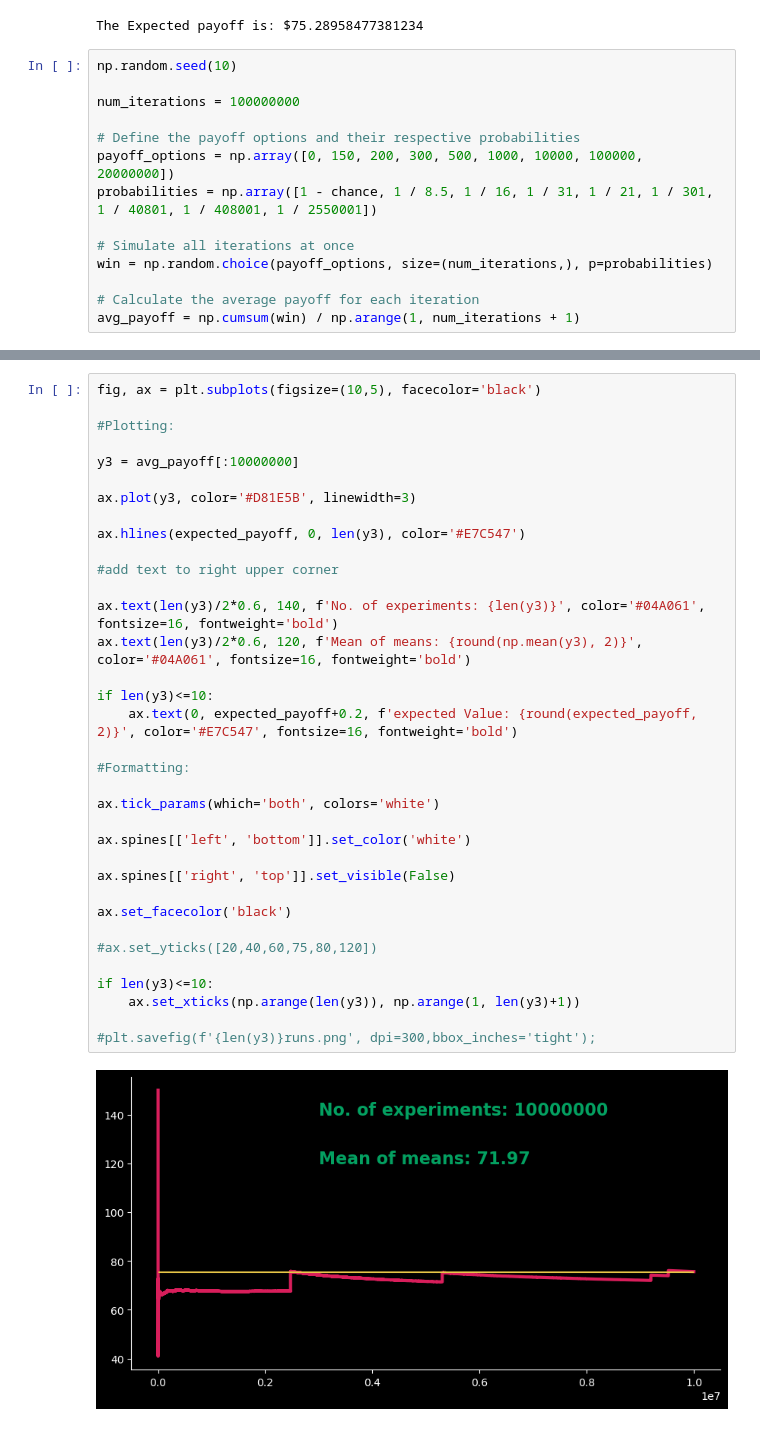
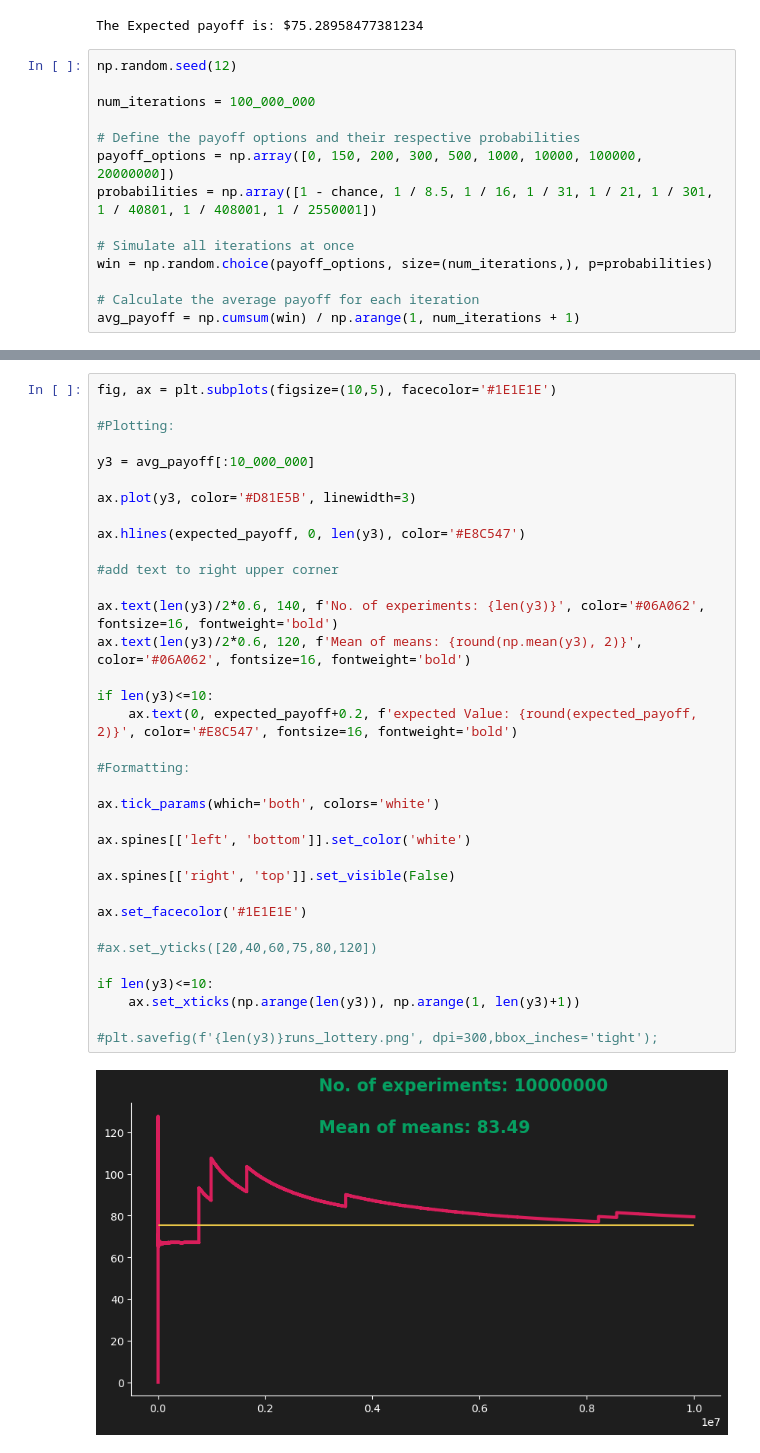
Before and after one commit to levikul09/Tutorials, a Jupyter notebook: LLN-pal/LLN-pal.ipynb, the cells around one changed output, grey strips where cells are left out. Drawn from its saved outputs; the diff is of its cells as text.

```diff
--- a/LLN-pal/LLN-pal.ipynb
+++ b/LLN-pal/LLN-pal.ipynb
@@ -166,9 +94,9 @@ print(f'The Expected payoff is: ${expected_payoff}')
 # %% [output]
 The Expected payoff is: $75.28958477381234
 # %%
-np.random.seed(10)
+np.random.seed(12)
 
-num_iterations = 100000000
+num_iterations = 100_000_000
 
 # Define the payoff options and their respective probabilities
 payoff_options = np.array([0, 150, 200, 300, 500, 1000, 10000, 100000, 20000000])
@@ -182,37 +114,37 @@ avg_payoff = np.cumsum(win) / np.arange(1, num_iterations + 1)
 # %%
-fig, ax = plt.subplots(figsize=(10,5), facecolor='black')
+fig, ax = plt.subplots(figsize=(10,5), facecolor='#1E1E1E')
 
 #Plotting:
 
-y3 = avg_payoff[:10000000]
+y3 = avg_payoff[:10_000_000]
 
 ax.plot(y3, color='#D81E5B', linewidth=3)
 
-ax.hlines(expected_payoff, 0, len(y3), color='#E7C547')
+ax.hlines(expected_payoff, 0, len(y3), color='#E8C547')
 
 #add text to right upper corner
 
-ax.text(len(y3)/2*0.6, 140, f'No. of experiments: {len(y3)}', color='#04A061', fontsize=16, fontweight='bold')
-ax.text(len(y3)/2*0.6, 120, f'Mean of means: {round(np.mean(y3), 2)}', color='#04A061', fontsize=16, fontweight='bold')
+ax.text(len(y3)/2*0.6, 140, f'No. of experiments: {len(y3)}', color='#06A062', fontsize=16, fontweight='bold')
+ax.text(len(y3)/2*0.6, 120, f'Mean of means: {round(np.mean(y3), 2)}', color='#06A062', fontsize=16, fontweight='bold')
 
 if len(y3)<=10:
-    ax.text(0, expected_payoff+0.2, f'expected Value: {round(expected_payoff, 2)}', color='#E7C547', fontsize=16, fontweight='bold')
+    ax.text(0, expected_payoff+0.2, f'expected Value: {round(expected_payoff, 2)}', color='#E8C547', fontsize=16, fontweight='bold')
 
 #Formatting:
 
 ax.tick_params(which='both', colors='white')
 
 ax.spines[['left', 'bottom']].set_color('white')
 
 ax.spines[['right', 'top']].set_visible(False)
 
-ax.set_facecolor('black')
+ax.set_facecolor('#1E1E1E')
 
 #ax.set_yticks([20,40,60,75,80,120])
 
 if len(y3)<=10:
     ax.set_xticks(np.arange(len(y3)), np.arange(1, len(y3)+1))
 
-#plt.savefig(f'{len(y3)}runs.png', dpi=300,bbox_inches='tight');
+#plt.savefig(f'{len(y3)}runs_lottery.png', dpi=300,bbox_inches='tight');
 # %% [output]
-[figure, old version]
+[figure, new version]
```
Also changed, not shown: parts of 6 cells of this notebook, 8 other files.
